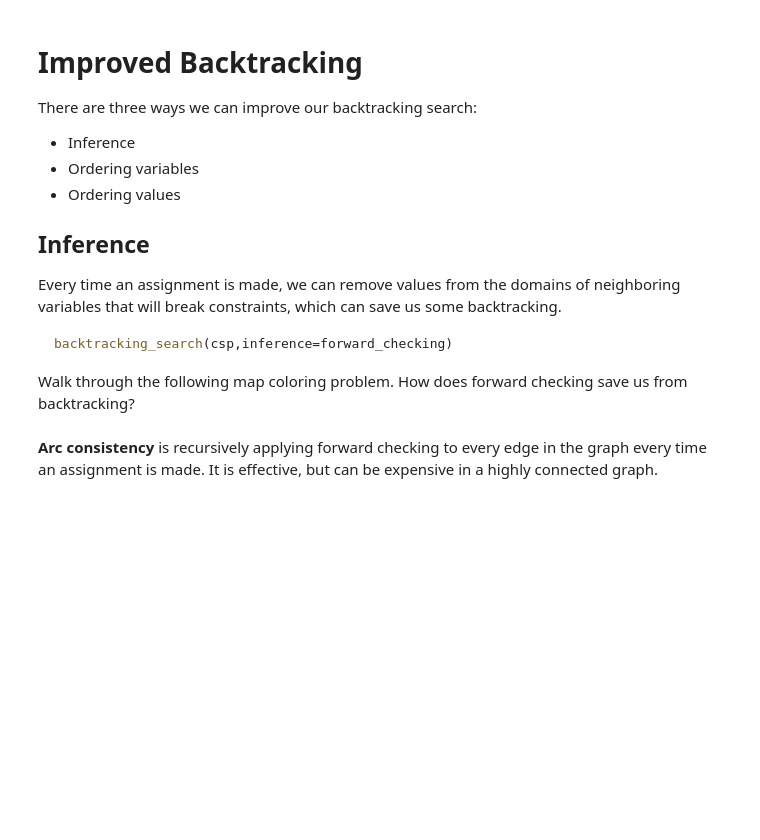
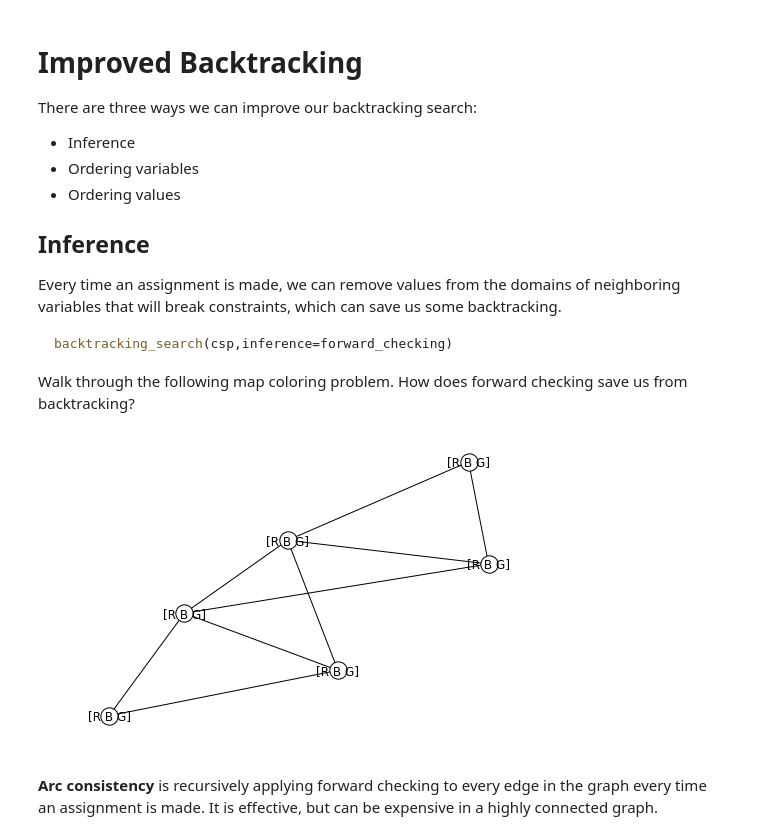
Before and after one commit to usma-eecs/cs486, a Jupyter notebook: Lesson 6 - Constraint Satisfaction Problems.ipynb, the cells around one changed output. Saved outputs shown, nothing was run; the diff lists cells and outputs as text; code cells hidden in the pictures; blank space fills up the shorter version.

```diff
--- a/Lesson 6 - Constraint Satisfaction Problems.ipynb
+++ b/Lesson 6 - Constraint Satisfaction Problems.ipynb
@@ -123,9 +119,11 @@ backtracking_search(csp,inference=forward_checking)
 
 Walk through the following map coloring problem. How does forward checking save us from backtracking?
 # %%
-map = nx.cycle_graph(5)
-labels = {x: "[R B G]".rjust(27) for x in range(1,5)}
-nx.draw_circular(map,node_color=['red',*['white']*4],labels=labels,edgecolors='black')
+map = nx.triangular_lattice_graph(1,4)
+labels = {(x,y): "[R B G]" for x in range(3) for y in range(2)}
+nx.draw_kamada_kawai(map,labels=labels,node_color='white',edgecolors='black')
+# %% [output]
+[figure, added]
 # %% [markdown]
 **Arc consistency** is recursively applying forward checking to every edge in the graph every time an assignment is made. It is effective, but can be expensive in a highly connected graph.
 # %% [markdown]
```
Also changed, not shown: parts of 10 cells of this notebook, 4 other files.
